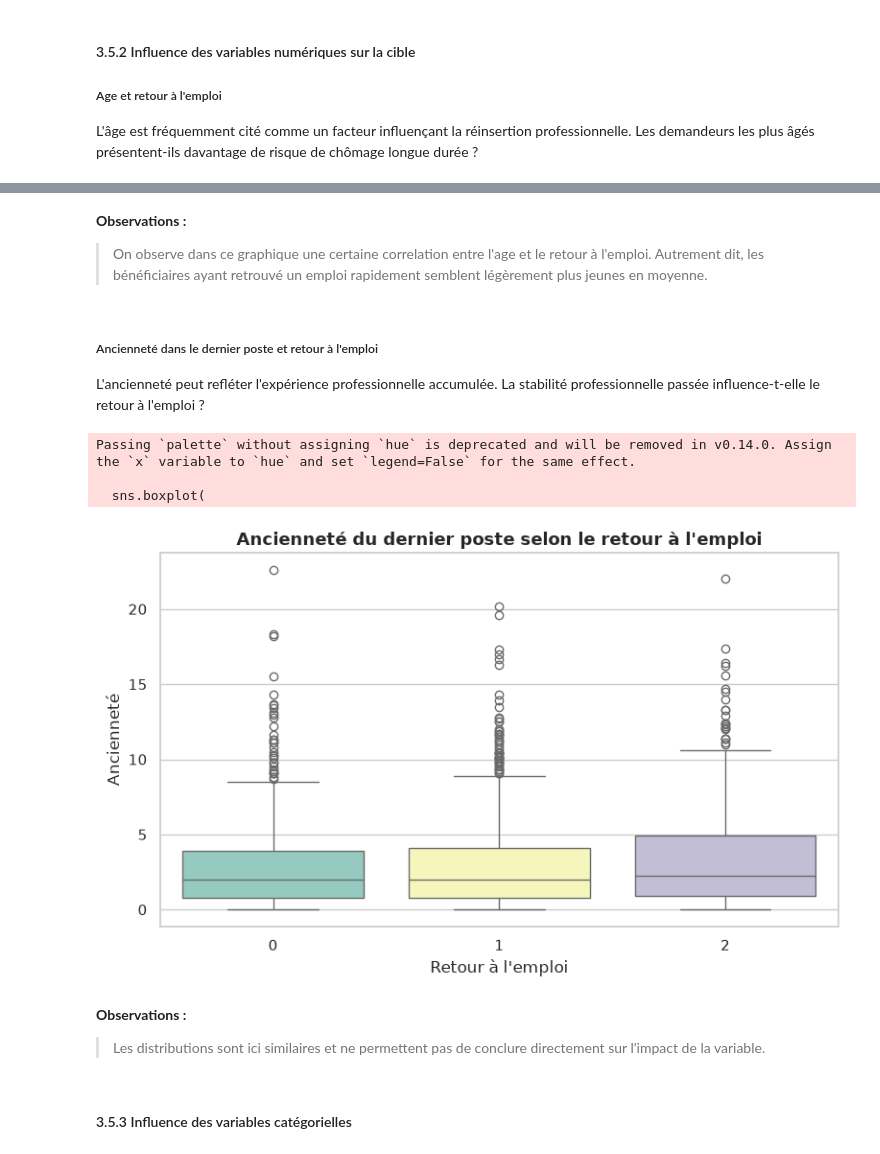
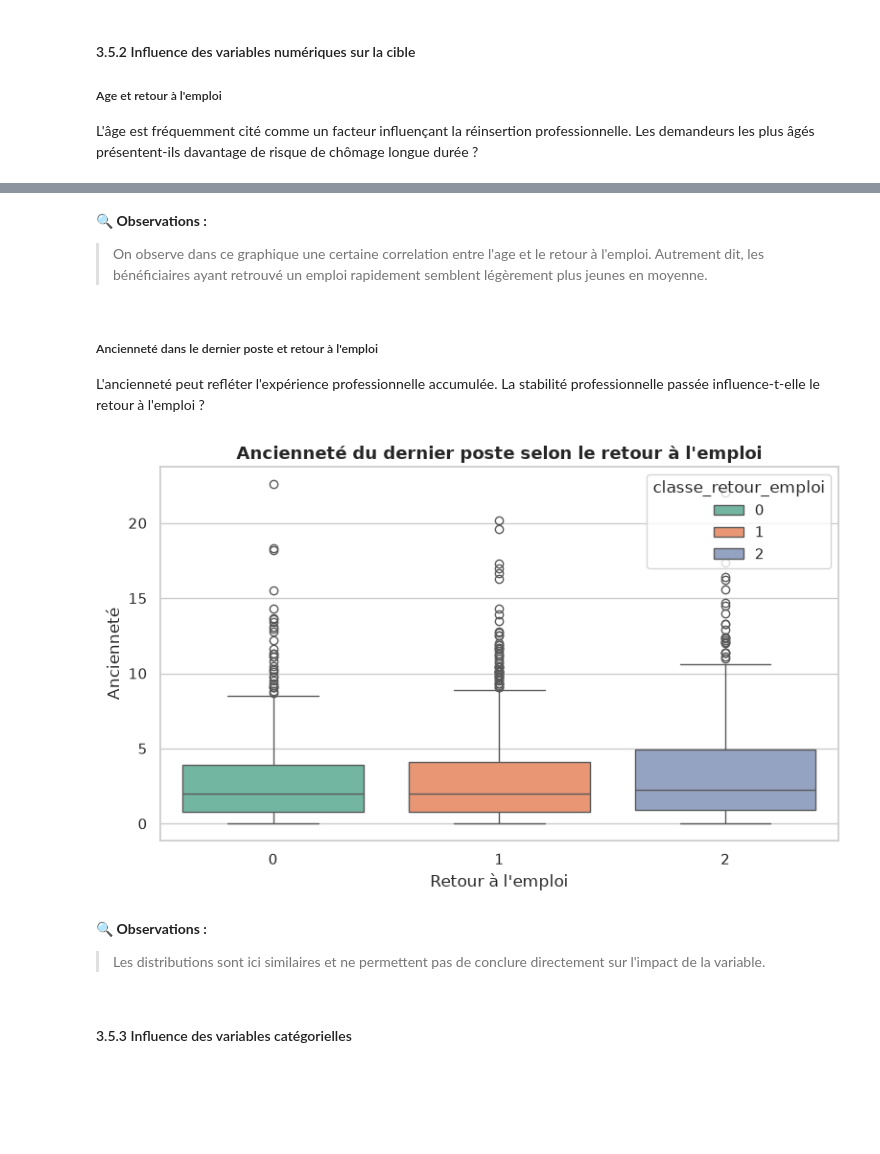
Before and after one commit to NicoH77/Atlas_CISIA_Exam_EmploymentPrediction, a Jupyter notebook: notebooks/Notebook-EmploymentPrediction.ipynb, the cells around one changed output, grey strips where cells are left out. Cells and saved outputs as stored; diff of their text form; code cells hidden in the pictures; blank space fills up the shorter version.

```diff
--- a/notebooks/Notebook-EmploymentPrediction.ipynb
+++ b/notebooks/Notebook-EmploymentPrediction.ipynb
@@ -212,9 +318,12 @@ Le projet vise à développer un système d'intelligence artificielle capable de
 # %%
 # 2.2 Chargement
-DATA_DIR = Path("../data")
-df = pd.read_csv(DATA_DIR / "dataset_trajectoire_emploi.csv")
 
-print(f"Nombre de lignes : {df.shape[0]}")
+dataset_path = ROOT / system_cfg.DATASET_PATH
+
+df = pd.read_csv(dataset_path)
+
+print(f"Dataset : {dataset_path}")
+print(f"Nombre de lignes    : {df.shape,}")
 print(f"Nombre de colonnes : {df.shape[1]}")
 
 df.columns.tolist()
@@ -718,6 +823,6 @@ Passing `palette` without assigning `hue` is deprecated and will be removed in v
 [figure]
 # %% [markdown]
-**Observations :**
+🔍 **Observations :**
 > On observe dans ce graphique une certaine correlation entre l'age et le retour à l'emploi. Autrement dit, les bénéficiaires ayant retrouvé un emploi rapidement semblent légèrement plus jeunes en moyenne.
 # %% [markdown]
 ##### Ancienneté dans le dernier poste et retour à l'emploi
@@ -726,31 +831,29 @@ L'ancienneté peut refléter l'expérience professionnelle accumulée. La stabil
 # %%
 plt.figure(figsize=(8, 5))
 
 sns.boxplot(
     data=df,
     x="classe_retour_emploi",
     y="anciennete_poste_ans",
-    palette="Set3"
+    hue="classe_retour_emploi",
+    palette="Set2",
 )
 
 plt.title(
     "Ancienneté du dernier poste selon le retour à l'emploi",
     fontsize=13,
     weight="bold"
 )
 
 plt.xlabel("Retour à l'emploi")
 plt.ylabel("Ancienneté")
 
 plt.tight_layout()
 plt.show()
 # %% [output]
-Passing `palette` without assigning `hue` is deprecated and will be removed in v0.14.0. Assign the `x` variable to `hue` and set `legend=False` for the same effect.
-
-  sns.boxplot(
-[figure, old version]
+[figure, new version]
 # %% [markdown]
-**Observations :**
+🔍 **Observations :**
 > Les distributions sont ici similaires et ne permettent pas de conclure directement sur l'impact de la variable.
 # %% [markdown]
 #### 3.5.3 Influence des variables catégorielles
```
Also changed, not shown: parts of 29 cells of this notebook.
